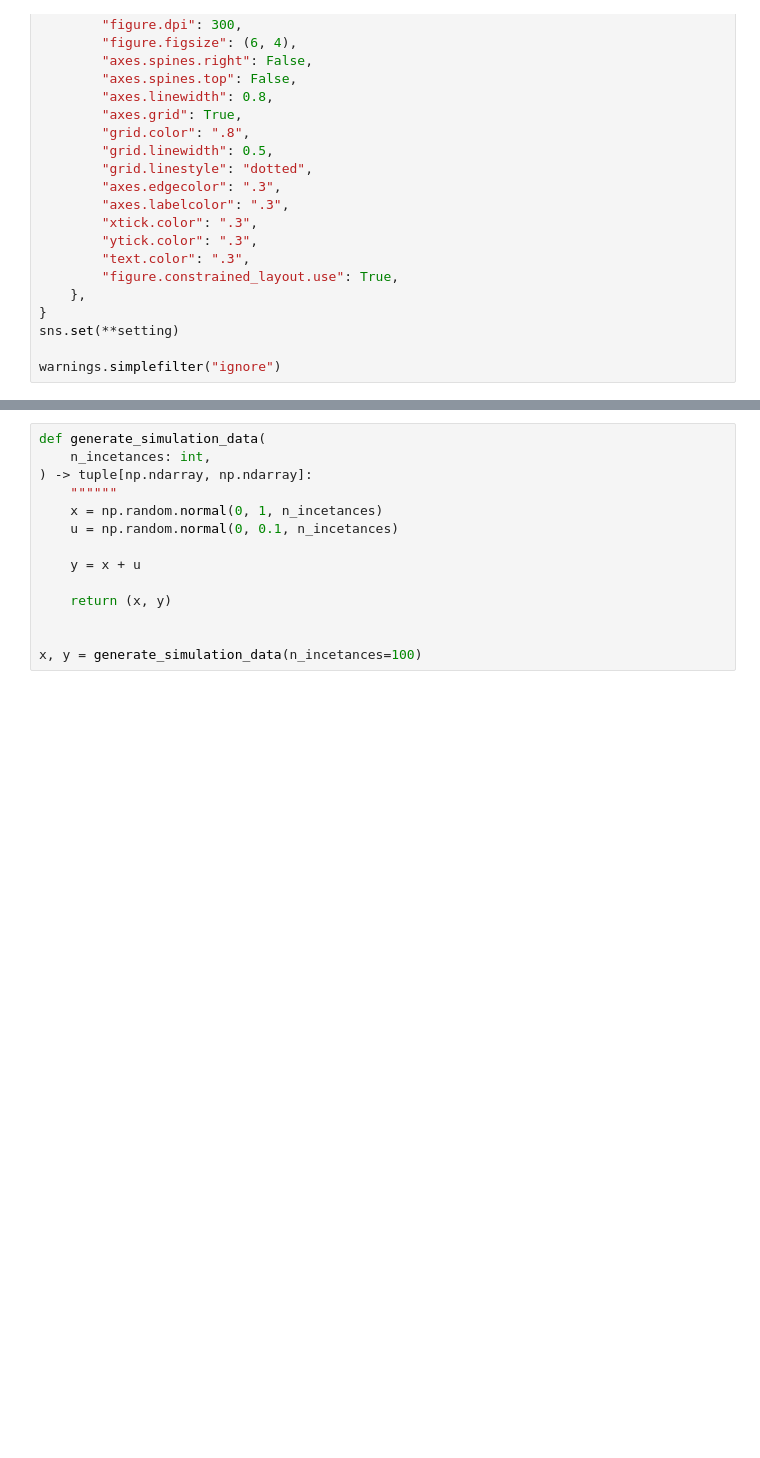
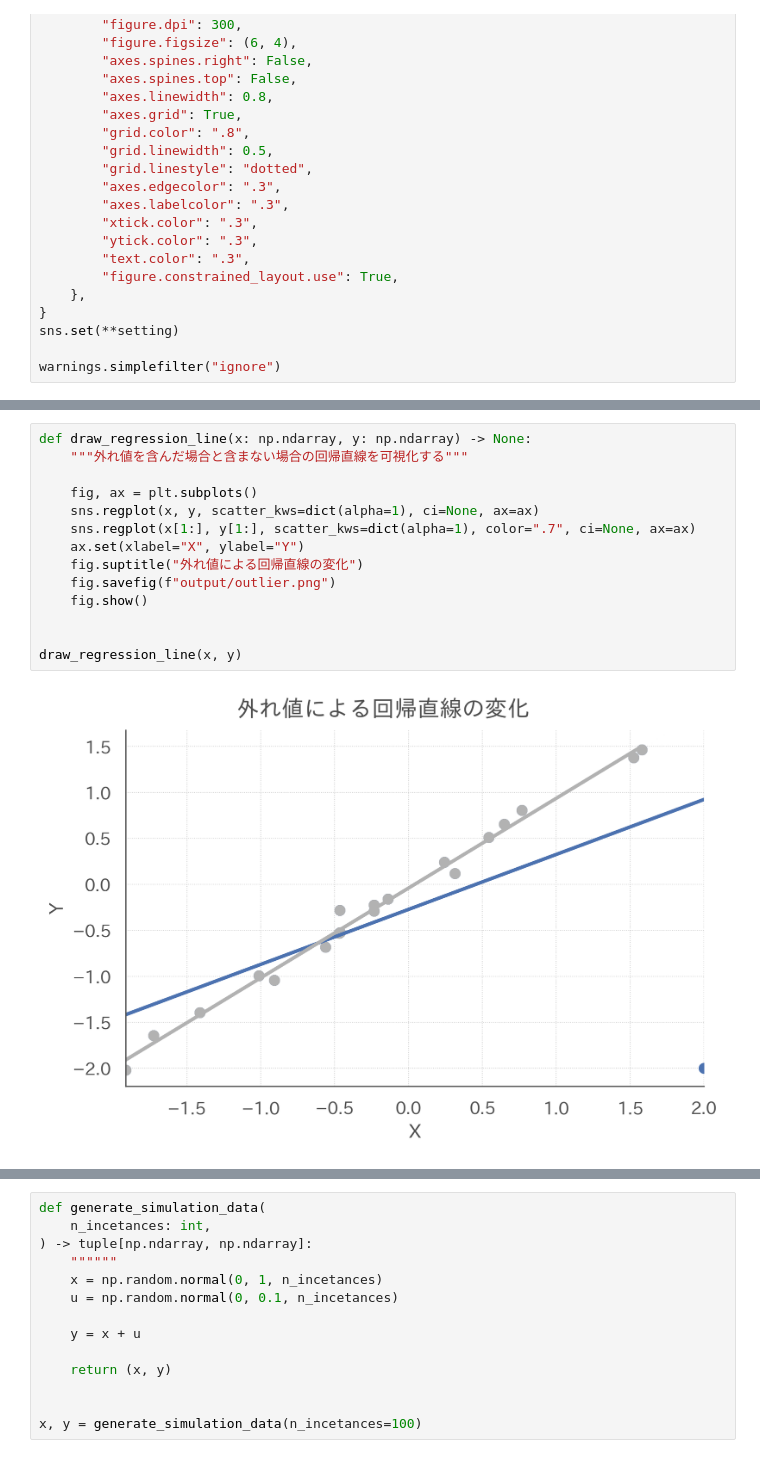
Before and after one commit to dropout009/influence, a Jupyter notebook: main.ipynb, the cells around one changed output, grey strips where cells are left out. Cells and saved outputs as stored; diff of their text form; blank space fills up the shorter version.

```diff
--- a/main.ipynb
+++ b/main.ipynb
@@ -54,0 +72,16 @@ warnings.simplefilter("ignore")
+# %%
+def draw_regression_line(x: np.ndarray, y: np.ndarray) -> None:
+    """外れ値を含んだ場合と含まない場合の回帰直線を可視化する"""
+
+    fig, ax = plt.subplots()
+    sns.regplot(x, y, scatter_kws=dict(alpha=1), ci=None, ax=ax)
+    sns.regplot(x[1:], y[1:], scatter_kws=dict(alpha=1), color=".7", ci=None, ax=ax)
+    ax.set(xlabel="X", ylabel="Y")
+    fig.suptitle("外れ値による回帰直線の変化")
+    fig.savefig(f"output/outlier.png")
+    fig.show()
+
+
+draw_regression_line(x, y)
+# %% [output]
+[figure, added]
```
Also changed, not shown: parts of 16 cells of this notebook.
